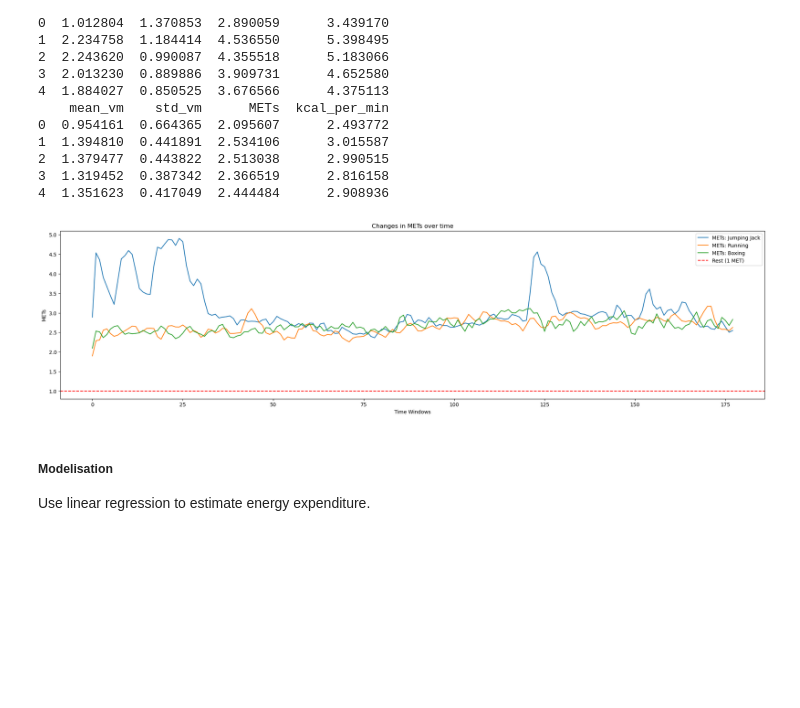
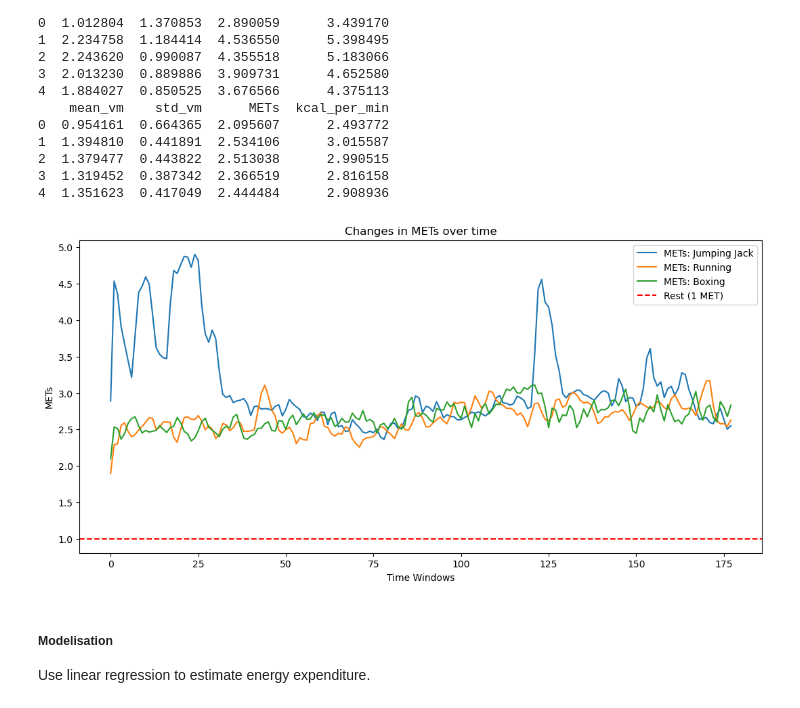
Before and after one commit to RachidatouOuattara/HAH913E-2024-physical-activity-analysis, a Jupyter notebook: Notebooks/AX3_project.ipynb, the cells around one changed output. Drawn from its saved outputs; the diff is of its cells as text; code cells hidden in the pictures; blank space fills up the shorter version.

```diff
--- a/Notebooks/AX3_project.ipynb
+++ b/Notebooks/AX3_project.ipynb
@@ -789,19 +814,19 @@ print(feature_box[['mean_vm', 'std_vm', 'METs', 'kcal_per_min']].head())
 # %%
 import matplotlib.pyplot as plt
 
 # Plotting METs for each activity
-plt.figure(figsize=(25, 6))
+plt.figure(figsize=(13, 6))
 plt.plot(feature_jump['METs'], label='METs: Jumping Jack')
 plt.plot(feature_run['METs'], label='METs: Running')
 plt.plot(feature_box['METs'], label='METs: Boxing')
 plt.axhline(y=1, color='r', linestyle='--', label='Rest (1 MET)')
 plt.xlabel('Time Windows')
 plt.ylabel('METs')
 plt.title('Changes in METs over time')
 plt.legend()
 plt.show()
 # %% [output]
-[figure, old version]
+[figure, new version]
 # %% [markdown]
 ##### **Modelisation**
 
```
Also changed, not shown: parts of 9 cells of this notebook.
